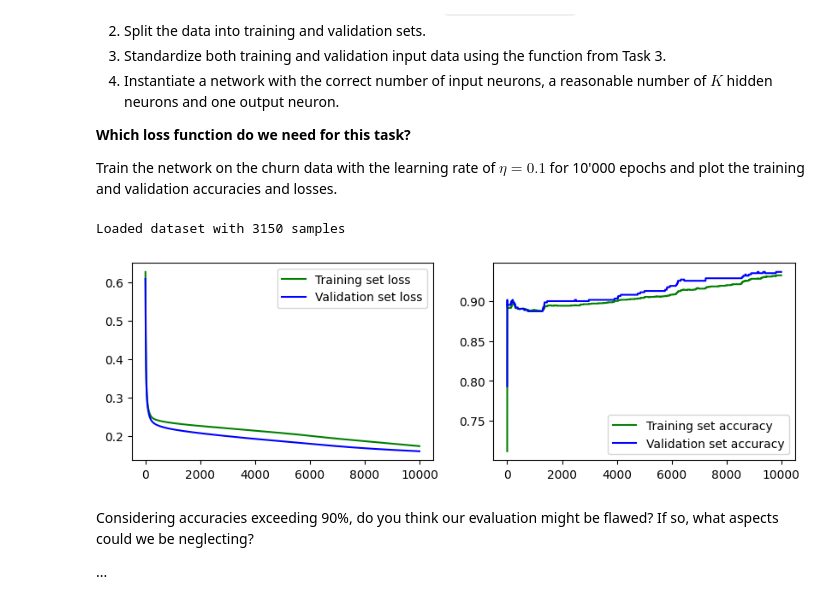
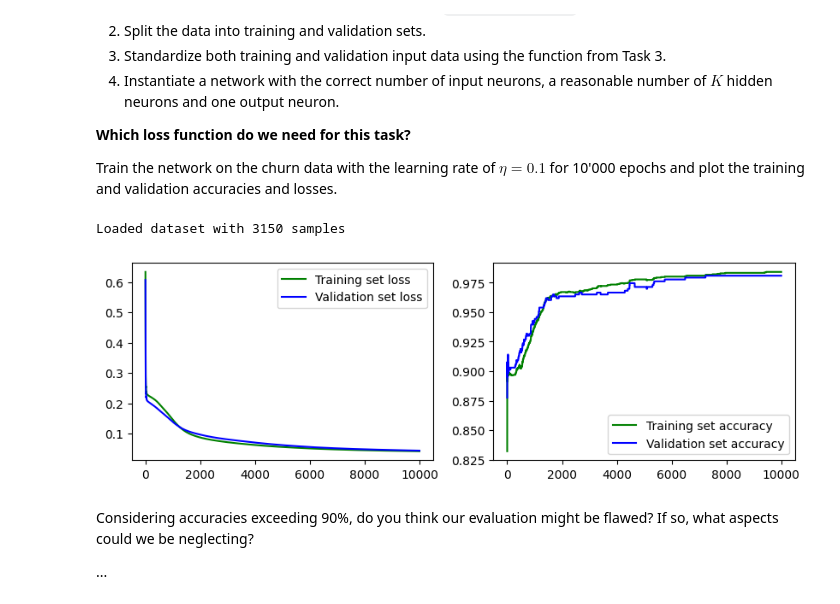
Before and after one commit to liamti5/Deep-Learning-UZH, a Jupyter notebook: DL-Assignment05.ipynb, the cells around one changed output. Saved outputs shown, nothing was run; the diff lists cells and outputs as text; code cells hidden in the pictures.

```diff
--- a/DL-Assignment05.ipynb
+++ b/DL-Assignment05.ipynb
@@ -210,19 +210,11 @@ Note: you can make use of the following pytorch functions:
 2. `torch.argmax()` which returns the indices of the maximum values of all elements of the tensor.
 # %%
 def accuracy(Z, T):
-    N = len(T)
-    correct = 0
     # check if we have binary or categorical classification
-    if T.size() == torch.Size([N, 1]):
+    if len(T.shape) > 1:
         # binary classification
-        for i, z in enumerate(Z):
-            if z >= 0 and T[i] == 1 or z < 0 and T[i] == 0:
-                correct += 1
+        return ((Z > 0) == T).sum().item() / T.shape[0] # Z > 0 returns a bool, and we compare this to T which is 0 or 1 (also bool)
 
     else:
         # categorical classification
-        for i, z in enumerate(Z):
-            o = torch.argmax(z)
-            correct += 1 if o == T[i] else 0
-
-    return correct / N
+        return (Z.argmax(dim=1) == T).sum().item() / T.shape[0]
@@ -282,8 +278,8 @@ Note:
 from tqdm import tqdm
 
 
-def train(network, loss, X_train, X_val, T_train, T_val, eta=0.1, epochs=10000):
-    optimizer = torch.optim.SGD(network.parameters(), lr=eta)
+def train(network, loss, X_train, X_val, T_train, T_val, eta=0.1, epochs=10000, momentum=0.9):
+    optimizer = torch.optim.SGD(network.parameters(), lr=eta, momentum=momentum)
 
     # collect loss and accuracy values
     train_loss, train_acc, val_loss, val_acc = [], [], [], []
@@ -363,26 +359,26 @@ Train the network on the churn data with the learning rate of **$\eta=0.1$** for
 # %%
 # define loss function
 loss = torch.nn.BCEWithLogitsLoss()
 # load dataset
 X, T = dataset("data/A5/churn_data.csv", ",")
 # split dataset
 X_train, T_train, X_val, T_val = split_training_data(X, T, 0.8)
 # standardize input data
 X_train, X_val = standardize(X_train, X_val)
 # initiate the network
 D = X_train.shape[1]
-K = 5
+K = 20
 O = 1
 network = Network(D, K , O)
 
 # train network on our data
 results = train(network, loss, X_train, X_val, T_train, T_val, 0.1, 10000)
 
 # plot the results
 plot(*results)
 # %% [output]
 Loaded dataset with 3150 samples
-[figure, old version]
+[figure, new version]
 # %% [markdown]
 Considering accuracies exceeding 90%, do you think our evaluation might be flawed? If so, what aspects could we be neglecting?
 
```
Also changed, not shown: parts of 3 cells of this notebook.
